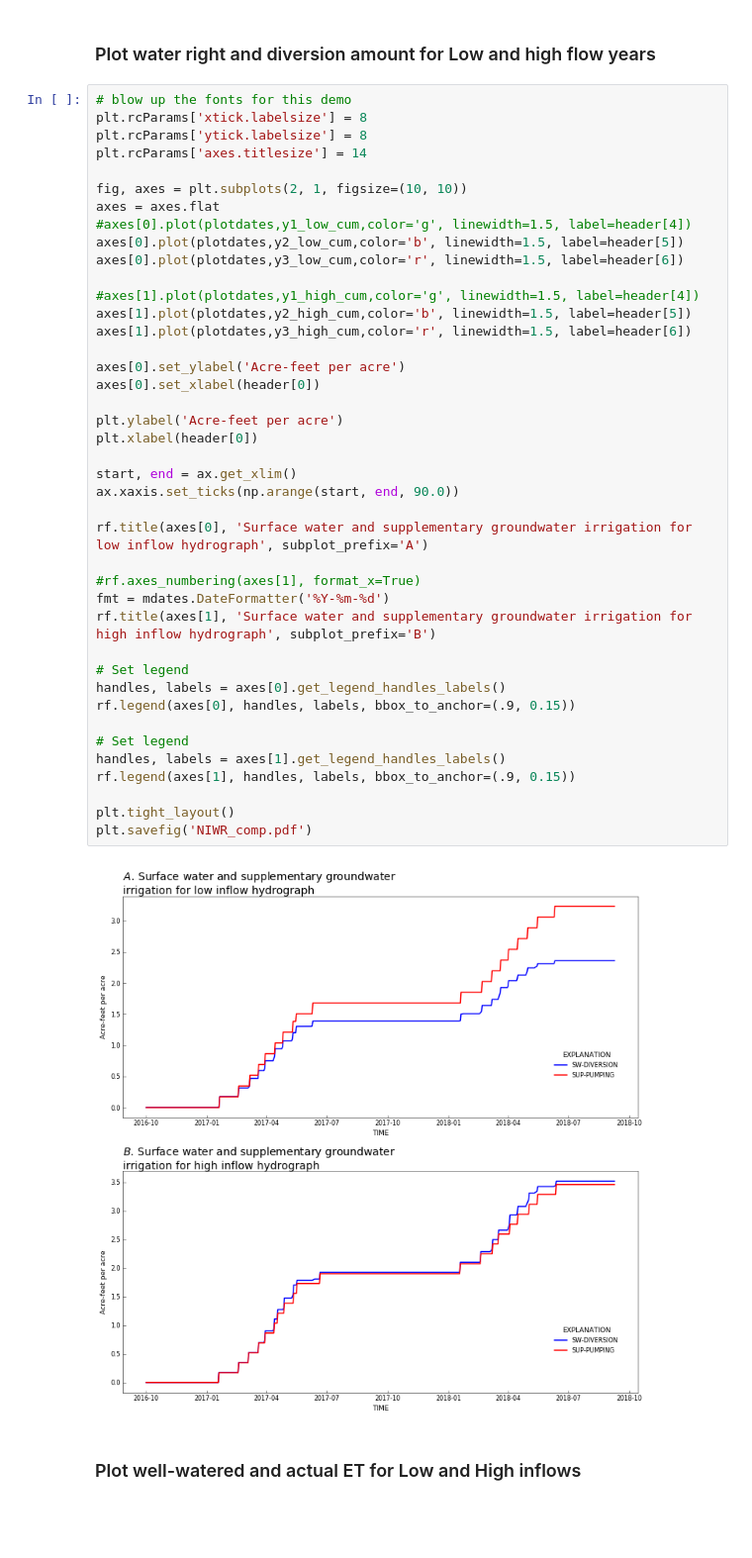
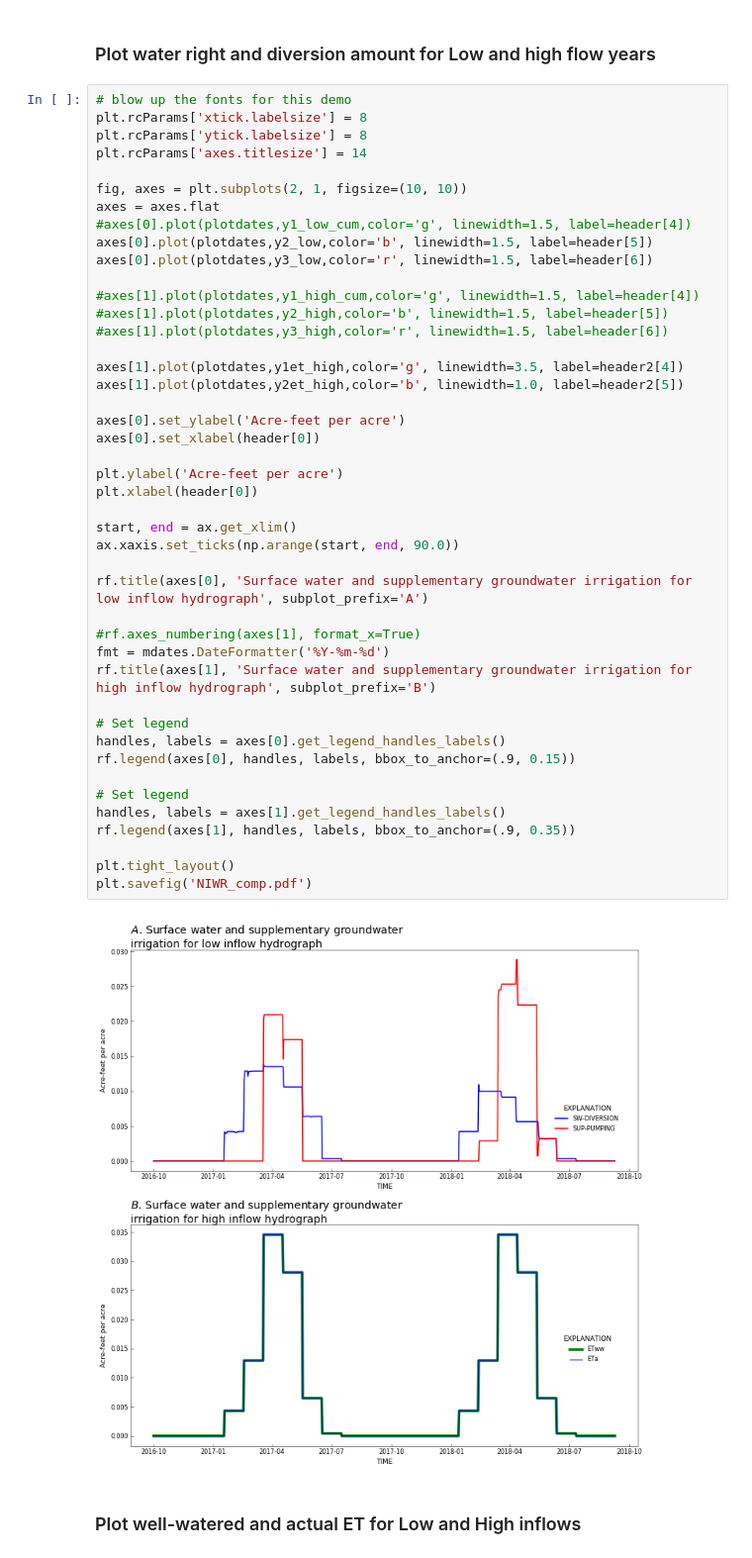
Before and after one commit to rniswon/mfnwt, a Jupyter notebook: Examples/AgWaterUse/Agwater1/notebook/Ag_ETdemand.ipynb, the cells around one changed output. Shown at 99% size. Saved outputs shown, nothing was run; the diff lists cells and outputs as text; blank space fills up the shorter version.

```diff
--- a/Examples/AgWaterUse/Agwater1/notebook/Ag_ETdemand.ipynb
+++ b/Examples/AgWaterUse/Agwater1/notebook/Ag_ETdemand.ipynb
@@ -349,40 +349,43 @@ plt.rcParams['axes.titlesize'] = 14
 fig, axes = plt.subplots(2, 1, figsize=(10, 10))
 axes = axes.flat
 #axes[0].plot(plotdates,y1_low_cum,color='g', linewidth=1.5, label=header[4])
-axes[0].plot(plotdates,y2_low_cum,color='b', linewidth=1.5, label=header[5])
-axes[0].plot(plotdates,y3_low_cum,color='r', linewidth=1.5, label=header[6])
+axes[0].plot(plotdates,y2_low,color='b', linewidth=1.5, label=header[5])
+axes[0].plot(plotdates,y3_low,color='r', linewidth=1.5, label=header[6])
 
 #axes[1].plot(plotdates,y1_high_cum,color='g', linewidth=1.5, label=header[4])
-axes[1].plot(plotdates,y2_high_cum,color='b', linewidth=1.5, label=header[5])
-axes[1].plot(plotdates,y3_high_cum,color='r', linewidth=1.5, label=header[6])
+#axes[1].plot(plotdates,y2_high,color='b', linewidth=1.5, label=header[5])
+#axes[1].plot(plotdates,y3_high,color='r', linewidth=1.5, label=header[6])
+
+axes[1].plot(plotdates,y1et_high,color='g', linewidth=3.5, label=header2[4])
+axes[1].plot(plotdates,y2et_high,color='b', linewidth=1.0, label=header2[5])
 
 axes[0].set_ylabel('Acre-feet per acre')
 axes[0].set_xlabel(header[0])
 
 plt.ylabel('Acre-feet per acre')
 plt.xlabel(header[0])
 
 start, end = ax.get_xlim()
 ax.xaxis.set_ticks(np.arange(start, end, 90.0))
 
 rf.title(axes[0], 'Surface water and supplementary groundwater irrigation for low inflow hydrograph', subplot_prefix='A')
 
 #rf.axes_numbering(axes[1], format_x=True)
 fmt = mdates.DateFormatter('%Y-%m-%d')
 rf.title(axes[1], 'Surface water and supplementary groundwater irrigation for high inflow hydrograph', subplot_prefix='B')
 
 # Set legend
 handles, labels = axes[0].get_legend_handles_labels()
 rf.legend(axes[0], handles, labels, bbox_to_anchor=(.9, 0.15))
 
 # Set legend
 handles, labels = axes[1].get_legend_handles_labels()
-rf.legend(axes[1], handles, labels, bbox_to_anchor=(.9, 0.15))
+rf.legend(axes[1], handles, labels, bbox_to_anchor=(.9, 0.35))
 
 plt.tight_layout()
 plt.savefig('NIWR_comp.pdf')
 # %% [output]
-[figure, old version]
+[figure, new version]
 # %% [markdown]
 ### Plot well-watered and actual ET for Low and High inflows
 # %%
```
Also changed, not shown: parts of 7 cells of this notebook, 8 other files.
